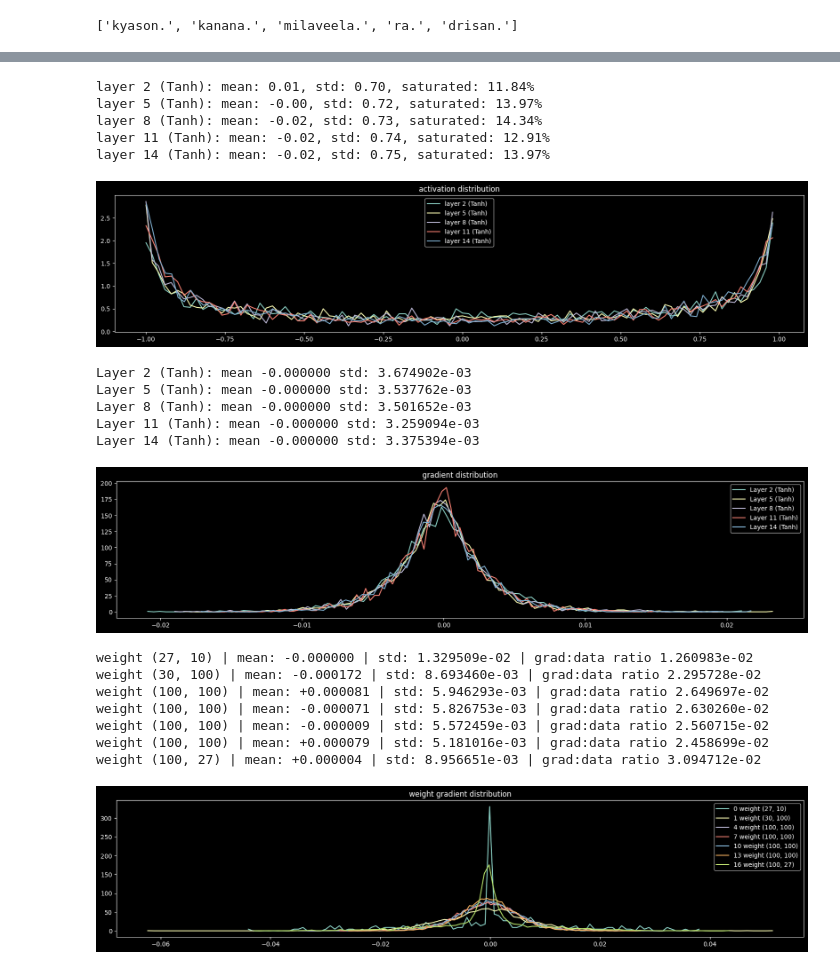
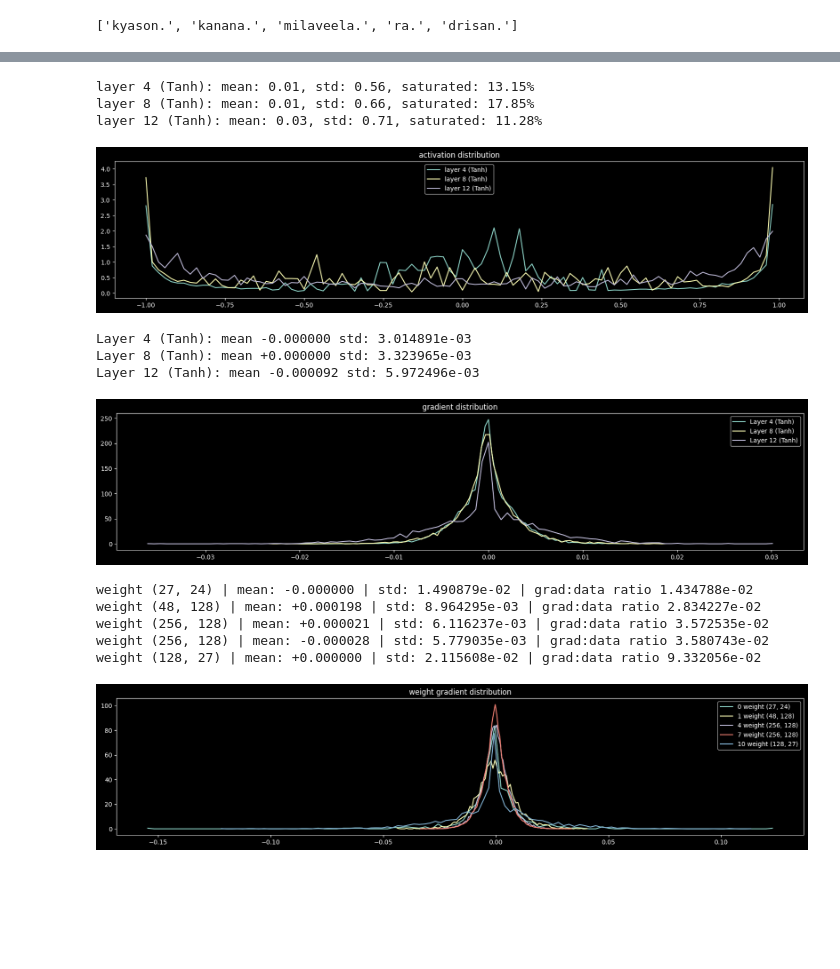
Before and after one commit to radupetrisel/makemore, a Jupyter notebook: sample.ipynb, the cells around one changed output, grey strips where cells are left out. Drawn from its saved outputs; the diff is of its cells as text; code cells hidden in the pictures; blank space fills up the shorter version.

Commit message:
Add more layer types + Sequential

```diff
--- a/sample.ipynb
+++ b/sample.ipynb
@@ -63,25 +64,23 @@ Xdev, ydev = build_datasets(data[n1:n2])
 Xtest, ytest = build_datasets(data[n2:])
 # %%
 vocab_size = len(stoi) # 27
-n_embed = 10
-n_hidden = 100
+n_embed = 24
+n_hidden = 128
 
 g = torch.Generator().manual_seed(2147483647)
-C = torch.randn((vocab_size, n_embed), generator=g)
 
-layers = [
-    Linear(fan_in=context_size * n_embed, fan_out=n_hidden,   generator=g, gain = 5./3.,   bias=False), BatchNorm1d(n_hidden),   Tanh(),
-    Linear(fan_in=n_hidden,               fan_out=n_hidden,   generator=g, gain = 5./3.,   bias=False), BatchNorm1d(n_hidden),   Tanh(),
-    Linear(fan_in=n_hidden,               fan_out=n_hidden,   generator=g, gain = 5./3.,   bias=False), BatchNorm1d(n_hidden),   Tanh(),
-    Linear(fan_in=n_hidden,               fan_out=n_hidden,   generator=g, gain = 5./3.,   bias=False), BatchNorm1d(n_hidden),   Tanh(),
-    Linear(fan_in=n_hidden,               fan_out=n_hidden,   generator=g, gain = 5./3.,   bias=False), BatchNorm1d(n_hidden),   Tanh(),
-    Linear(fan_in=n_hidden,               fan_out=vocab_size, generator=g, gain = 5./3.,   bias=False), BatchNorm1d(vocab_size),
-]
+model = Sequential([
+    Embedding(vocab_size, n_embed),
+    FlattenConsecutive(2), Linear(n_embed * 2, n_hidden, generator=g, gain = 5./3., bias=False), BatchNorm1d(n_hidden), Tanh(),
+    FlattenConsecutive(2), Linear(n_hidden * 2, n_hidden, generator=g, gain = 5./3., bias=False), BatchNorm1d(n_hidden), Tanh(),
+    FlattenConsecutive(2), Linear(n_hidden * 2, n_hidden, generator=g, gain = 5./3., bias=False), BatchNorm1d(n_hidden), Tanh(),
+    Linear(n_hidden, vocab_size, generator=g, gain = 5./3., bias=False)
+])
 
 with torch.no_grad():
-    layers[-1].scale *= 0.1
+    model.layers[-1].weight *= 0.1
 
-parameters = [C] + [p for layer in layers for p in layer.parameters()]
+parameters = model.parameters()
 print(sum([p.nelement() for p in parameters]))
 
 for p in parameters:
@@ -143,34 +145,28 @@ tensor(2.0348, grad_fn=<NllLossBackward0>)
 # %%
 import histograms as H
 
-H.activation_dist(layers)
+H.activation_dist(model.layers)
 # %% [output]
-layer 2 (Tanh): mean: 0.01, std: 0.70, saturated: 11.84%
-layer 5 (Tanh): mean: -0.00, std: 0.72, saturated: 13.97%
-layer 8 (Tanh): mean: -0.02, std: 0.73, saturated: 14.34%
-layer 11 (Tanh): mean: -0.02, std: 0.74, saturated: 12.91%
-layer 14 (Tanh): mean: -0.02, std: 0.75, saturated: 13.97%
+layer 4 (Tanh): mean: 0.01, std: 0.56, saturated: 13.15%
+layer 8 (Tanh): mean: 0.01, std: 0.66, saturated: 17.85%
+layer 12 (Tanh): mean: 0.03, std: 0.71, saturated: 11.28%
-[figure, old version]
+[figure, new version]
 # %%
-H.gradient_distribution(layers)
+H.gradient_distribution(model.layers)
 # %% [output]
-Layer 2 (Tanh): mean -0.000000 std: 3.674902e-03
-Layer 5 (Tanh): mean -0.000000 std: 3.537762e-03
-Layer 8 (Tanh): mean -0.000000 std: 3.501652e-03
-Layer 11 (Tanh): mean -0.000000 std: 3.259094e-03
-Layer 14 (Tanh): mean -0.000000 std: 3.375394e-03
+Layer 4 (Tanh): mean -0.000000 std: 3.014891e-03
+Layer 8 (Tanh): mean +0.000000 std: 3.323965e-03
+Layer 12 (Tanh): mean -0.000092 std: 5.972496e-03
-[figure, old version]
+[figure, new version]
 # %%
 H.weight_gradient_dist(parameters)
 # %% [output]
-weight (27, 10) | mean: -0.000000 | std: 1.329509e-02 | grad:data ratio 1.260983e-02
-weight (30, 100) | mean: -0.000172 | std: 8.693460e-03 | grad:data ratio 2.295728e-02
-weight (100, 100) | mean: +0.000081 | std: 5.946293e-03 | grad:data ratio 2.649697e-02
-weight (100, 100) | mean: -0.000071 | std: 5.826753e-03 | grad:data ratio 2.630260e-02
-weight (100, 100) | mean: -0.000009 | std: 5.572459e-03 | grad:data ratio 2.560715e-02
-weight (100, 100) | mean: +0.000079 | std: 5.181016e-03 | grad:data ratio 2.458699e-02
-weight (100, 27) | mean: +0.000004 | std: 8.956651e-03 | grad:data ratio 3.094712e-02
+weight (27, 24) | mean: -0.000000 | std: 1.490879e-02 | grad:data ratio 1.434788e-02
+weight (48, 128) | mean: +0.000198 | std: 8.964295e-03 | grad:data ratio 2.834227e-02
+weight (256, 128) | mean: +0.000021 | std: 6.116237e-03 | grad:data ratio 3.572535e-02
+weight (256, 128) | mean: -0.000028 | std: 5.779035e-03 | grad:data ratio 3.580743e-02
+weight (128, 27) | mean: +0.000000 | std: 2.115608e-02 | grad:data ratio 9.332056e-02
-[figure, old version]
+[figure, new version]
 # %%
 H.grad_data_ratio(parameters, ud)
 # %% [output]
```
Also changed, not shown: parts of 8 cells of this notebook, 1 other file.
